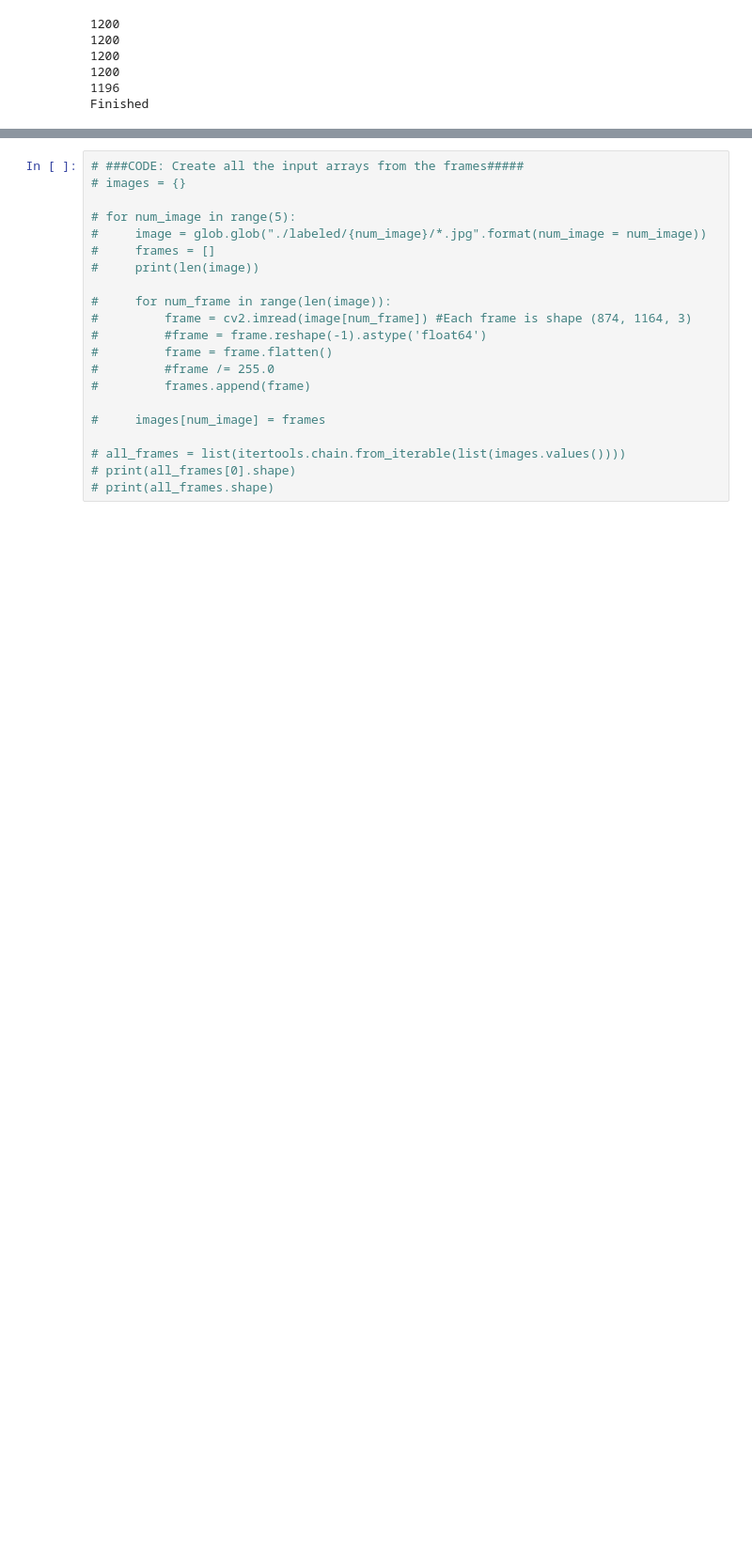
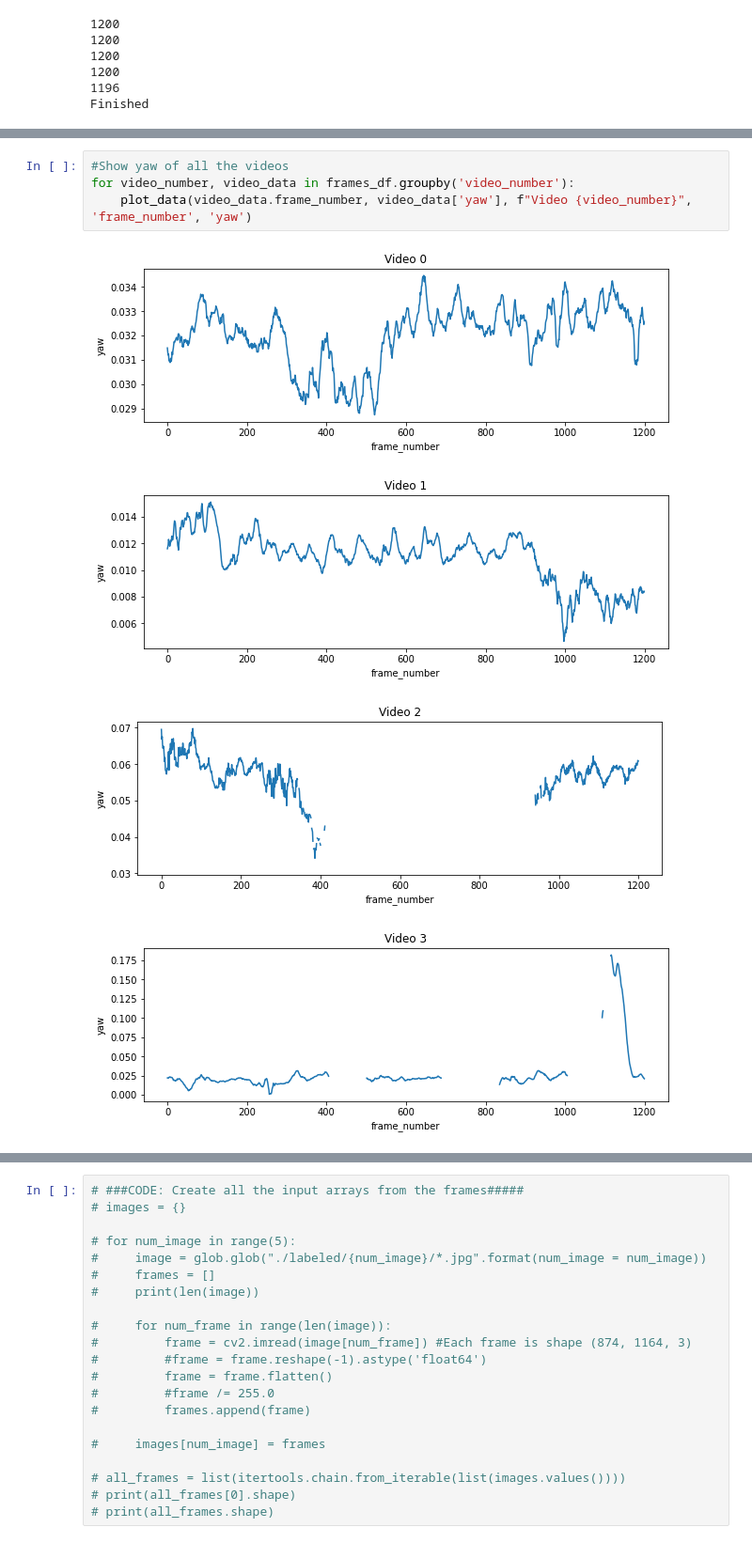
Before and after one commit to kim-jason/calib-challenge, a Jupyter notebook: colab.ipynb, the cells around one changed output, grey strips where cells are left out. Shown: that part at 94% size. Cells and saved outputs as stored; diff of their text form; blank space fills up the shorter version.

```diff
--- a/colab.ipynb
+++ b/colab.ipynb
@@ -117,0 +130,9 @@ dtype: object
+# %%
+#Show yaw of all the videos
+for video_number, video_data in frames_df.groupby('video_number'):
+    plot_data(video_data.frame_number, video_data['yaw'], f"Video {video_number}", 'frame_number', 'yaw')
+# %% [output]
+[figure, added]
+[figure, added]
+[figure, added]
+[figure, added]
```
Also changed, not shown: parts of 8 cells of this notebook.
